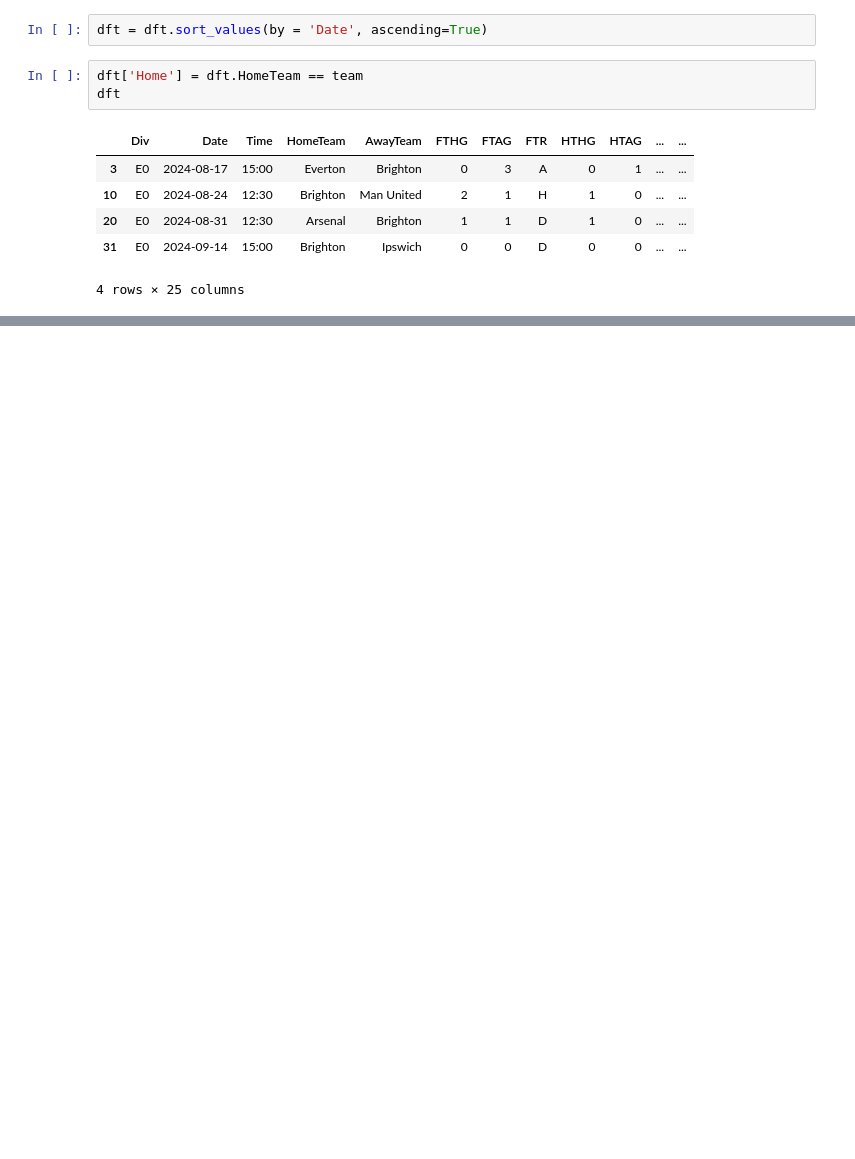
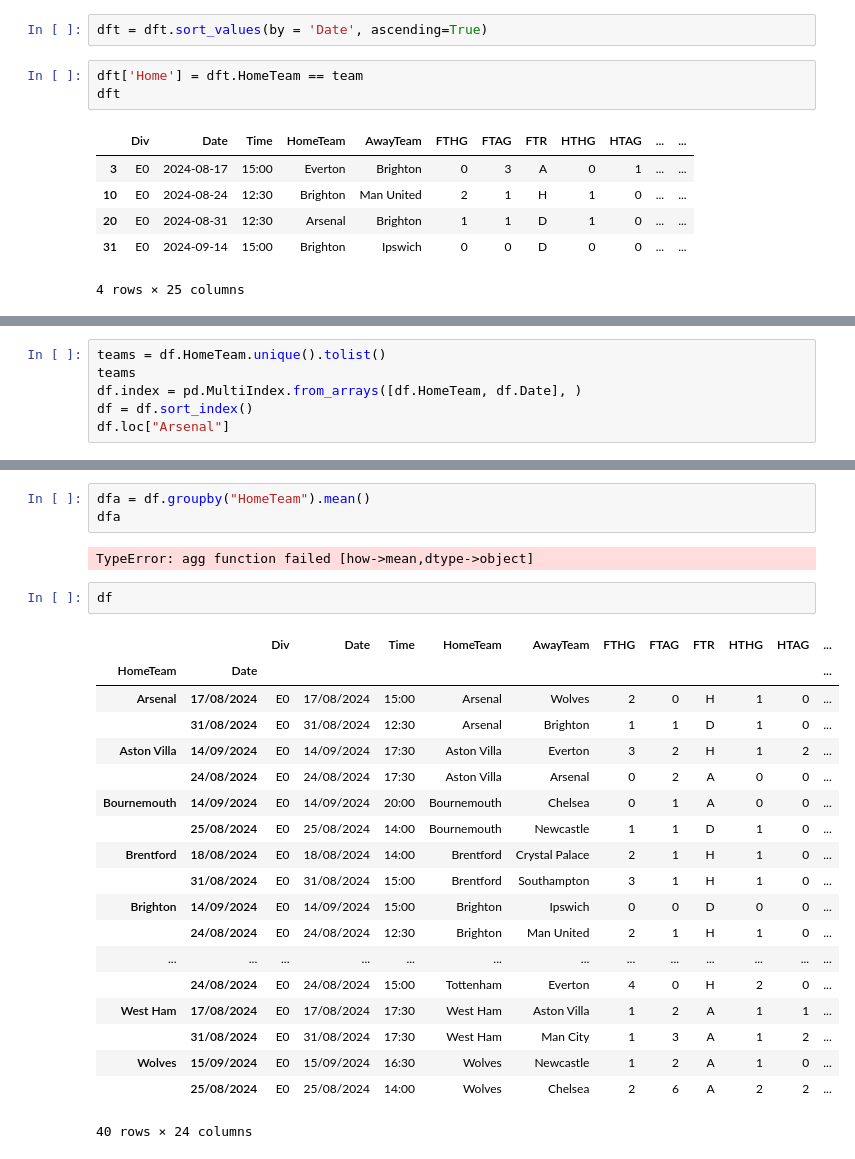
Before and after one commit to atozncoder/ai, a Jupyter notebook: Football-Data.co.uk.ipynb, the cells around one changed output, grey strips where cells are left out. Drawn from its saved outputs; the diff is of its cells as text; blank space fills up the shorter version.

```diff
--- a/Football-Data.co.uk.ipynb
+++ b/Football-Data.co.uk.ipynb
@@ -150,0 +195,6 @@ dft
+# %%
+teams = df.HomeTeam.unique().tolist()
+teams
+df.index = pd.MultiIndex.from_arrays([df.HomeTeam, df.Date], )
+df = df.sort_index()
+df.loc["Arsenal"]
@@ -150,0 +207,27 @@ dft
+# %%
+dfa = df.groupby("HomeTeam").mean()
+dfa
+# %% [output]
+TypeError: agg function failed [how->mean,dtype->object]
+# %%
+df
+# %% [output]
+|  |  | Div | Date | Time | HomeTeam | AwayTeam | FTHG | FTAG | FTR | HTHG | HTAG | ... |
+| HomeTeam | Date |  |  |  |  |  |  |  |  |  |  | ... |
+| Arsenal | 17/08/2024 | E0 | 17/08/2024 | 15:00 | Arsenal | Wolves | 2 | 0 | H | 1 | 0 | ... |
+|  | 31/08/2024 | E0 | 31/08/2024 | 12:30 | Arsenal | Brighton | 1 | 1 | D | 1 | 0 | ... |
+| Aston Villa | 14/09/2024 | E0 | 14/09/2024 | 17:30 | Aston Villa | Everton | 3 | 2 | H | 1 | 2 | ... |
+|  | 24/08/2024 | E0 | 24/08/2024 | 17:30 | Aston Villa | Arsenal | 0 | 2 | A | 0 | 0 | ... |
+| Bournemouth | 14/09/2024 | E0 | 14/09/2024 | 20:00 | Bournemouth | Chelsea | 0 | 1 | A | 0 | 0 | ... |
+|  | 25/08/2024 | E0 | 25/08/2024 | 14:00 | Bournemouth | Newcastle | 1 | 1 | D | 1 | 0 | ... |
+| Brentford | 18/08/2024 | E0 | 18/08/2024 | 14:00 | Brentford | Crystal Palace | 2 | 1 | H | 1 | 0 | ... |
+|  | 31/08/2024 | E0 | 31/08/2024 | 15:00 | Brentford | Southampton | 3 | 1 | H | 1 | 0 | ... |
+| Brighton | 14/09/2024 | E0 | 14/09/2024 | 15:00 | Brighton | Ipswich | 0 | 0 | D | 0 | 0 | ... |
+|  | 24/08/2024 | E0 | 24/08/2024 | 12:30 | Brighton | Man United | 2 | 1 | H | 1 | 0 | ... |
+| ... | ... | ... | ... | ... | ... | ... | ... | ... | ... | ... | ... | ... |
+|  | 24/08/2024 | E0 | 24/08/2024 | 15:00 | Tottenham | Everton | 4 | 0 | H | 2 | 0 | ... |
+| West Ham | 17/08/2024 | E0 | 17/08/2024 | 17:30 | West Ham | Aston Villa | 1 | 2 | A | 1 | 1 | ... |
+|  | 31/08/2024 | E0 | 31/08/2024 | 17:30 | West Ham | Man City | 1 | 3 | A | 1 | 2 | ... |
+| Wolves | 15/09/2024 | E0 | 15/09/2024 | 16:30 | Wolves | Newcastle | 1 | 2 | A | 1 | 0 | ... |
+|  | 25/08/2024 | E0 | 25/08/2024 | 14:00 | Wolves | Chelsea | 2 | 6 | A | 2 | 2 | ... |
+40 rows × 24 columns
```
Also changed, not shown: parts of 7 cells of this notebook, 12 other files.
